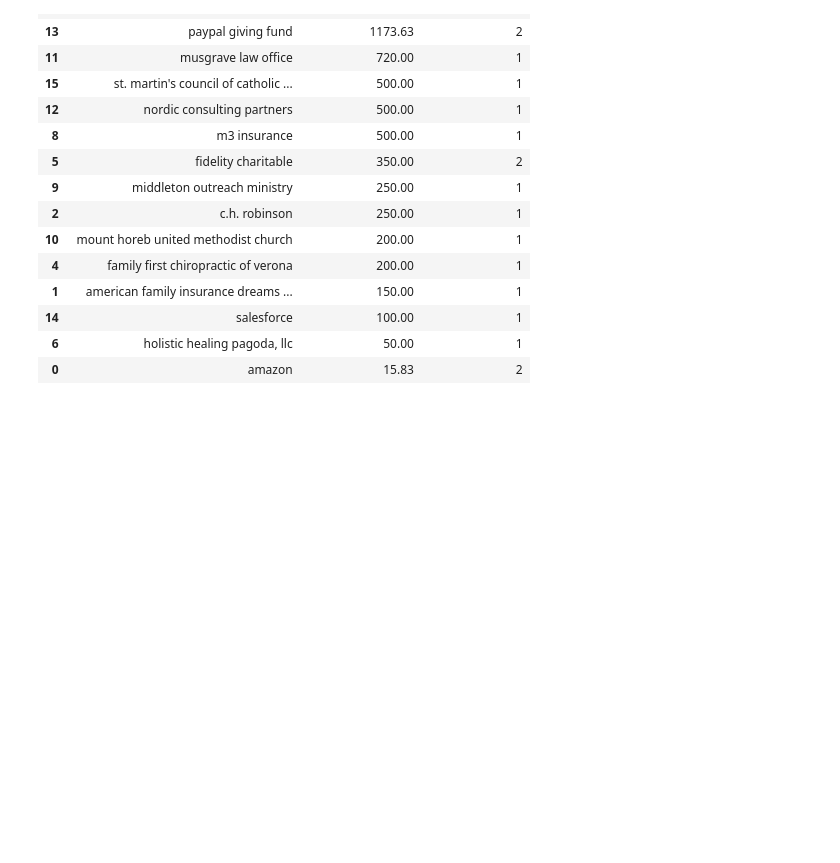
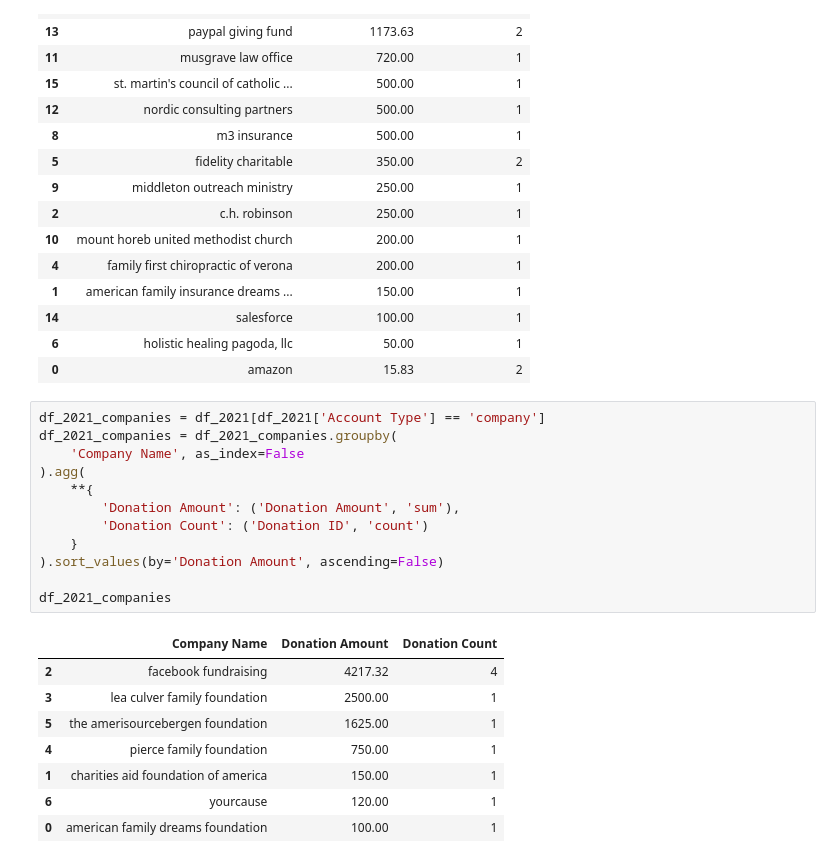
Before and after one commit to GauravChopra9/Biokind, a Jupyter notebook: companies_analysis.ipynb, the cells around one changed output. Saved outputs shown, nothing was run; the diff lists cells and outputs as text; blank space fills up the shorter version.

```diff
--- a/companies_analysis.ipynb
+++ b/companies_analysis.ipynb
@@ -46,4 +46,25 @@ df_2020_companies
 | 14 | salesforce | 100.00 | 1 |
 | 6 | holistic healing pagoda, llc | 50.00 | 1 |
 | 0 | amazon | 15.83 | 2 |
+# %%
+df_2021_companies = df_2021[df_2021['Account Type'] == 'company']
+df_2021_companies = df_2021_companies.groupby(
+    'Company Name', as_index=False
+).agg(
+    **{
+        'Donation Amount': ('Donation Amount', 'sum'),
+        'Donation Count': ('Donation ID', 'count')
+    }
+).sort_values(by='Donation Amount', ascending=False)
+
+df_2021_companies
+# %% [output]
+|  | Company Name | Donation Amount | Donation Count |
+| 2 | facebook fundraising | 4217.32 | 4 |
+| 3 | lea culver family foundation | 2500.00 | 1 |
+| 5 | the amerisourcebergen foundation | 1625.00 | 1 |
+| 4 | pierce family foundation | 750.00 | 1 |
+| 1 | charities aid foundation of america | 150.00 | 1 |
+| 6 | yourcause | 120.00 | 1 |
+| 0 | american family dreams foundation | 100.00 | 1 |
 # %%
```
Also changed, not shown: parts of 1 cell of this notebook, 1 other file.
